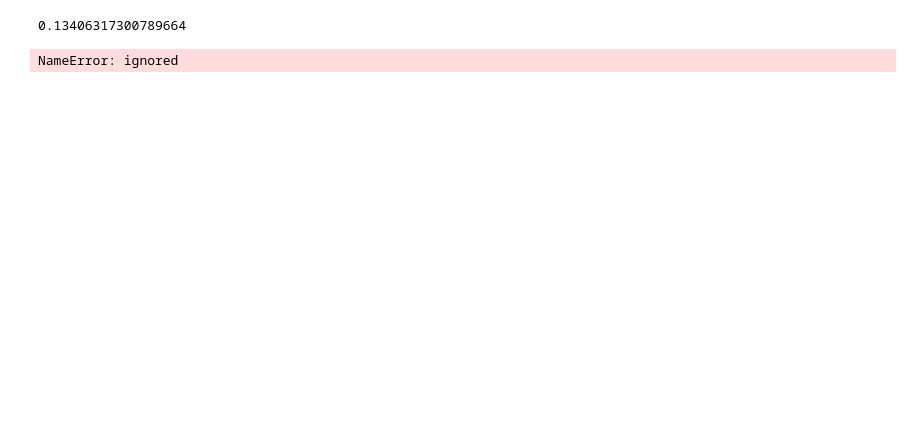
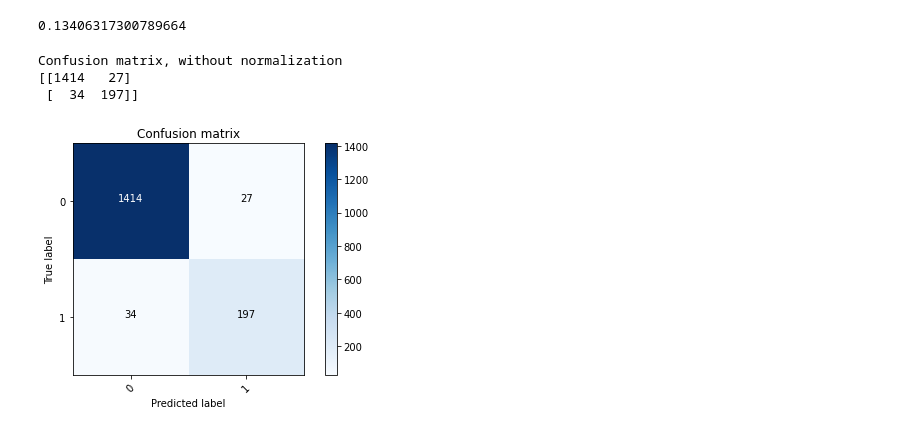
Before and after one commit to comchem/Pytorch_DeepLearning_Tutorials, a Jupyter notebook: Sec7-NLP_ANN/4-Text_Classification_RNN_with_Prediction.ipynb, the cells around one changed output. Drawn from its saved outputs; the diff is of its cells as text; code cells hidden in the pictures; blank space fills up the shorter version.

```diff
--- a/Sec7-NLP_ANN/4-Text_Classification_RNN_with_Prediction.ipynb
+++ b/Sec7-NLP_ANN/4-Text_Classification_RNN_with_Prediction.ipynb
@@ -349,5 +338,9 @@ def plot_confusion_matrix(cm, classes,
     plt.show()
 # %%
 cm = confusion_matrix(y_test, p_test)
+plot_confusion_matrix(cm, [0,1])
 # %% [output]
-NameError: ignored
+Confusion matrix, without normalization
+[[1414   27]
+ [  34  197]]
+[figure, added]
```
Also changed, not shown: parts of 11 cells of this notebook.
